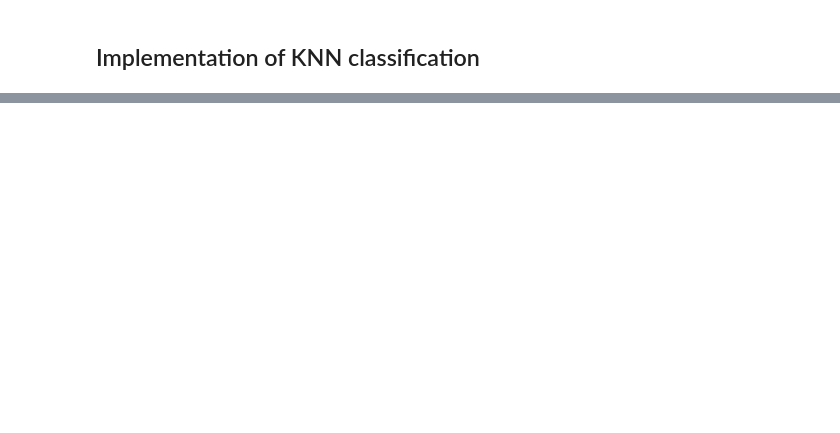
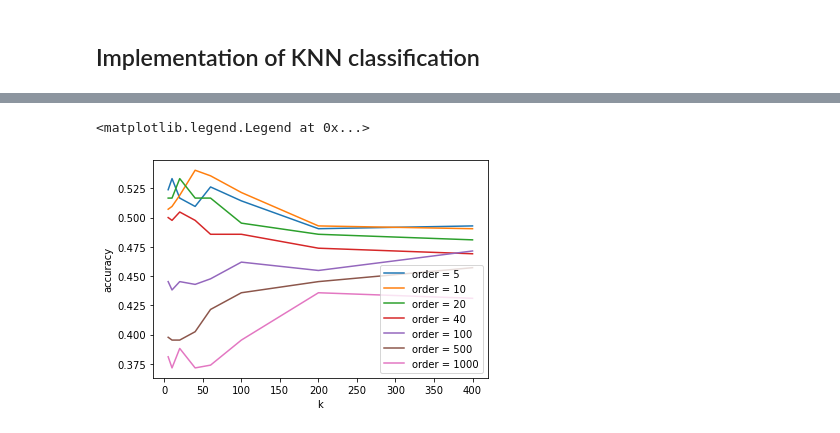
Before and after one commit to sehenaoga/image_classification, a Jupyter notebook: classifiers/KNN_classifier.ipynb, the cells around one changed output, grey strips where cells are left out. Drawn from its saved outputs; the diff is of its cells as text; code cells hidden in the pictures; blank space fills up the shorter version.

```diff
--- a/classifiers/KNN_classifier.ipynb
+++ b/classifiers/KNN_classifier.ipynb
@@ -145,0 +221,14 @@ Prediction: bridge, Truth: bridge
+# %%
+# test
+
+kvals = [10, 20, 30, 40, 60, 80, 100, 200, 400]
+accuracies = []
+for k in kvals:
+    n_correct = 0
+    for i in range(val_data.shape[0]):
+        p = knn(val_data[i], training_data, training_labels, k)
+        # print(f'Prediction: {p[0][0]}, Truth: {testing_labels[i]} ')
+        if p[0][0] == val_labels[i]:
+            n_correct = n_correct + 1
+    print(f'k = {k}, testing accuracy: {n_correct/val_data.shape[0]}')
+    accuracies.append(n_correct/val_data.shape[0])
@@ -145,0 +245,25 @@ Prediction: bridge, Truth: bridge
+# %%
+# test the reduced dataset
+
+rs = [5, 10, 20, 40, 100, 500, 1000]
+kvals = [5, 10, 20, 40, 60, 100, 200, 400]
+
+accuracies_all = []
+for r in rs:
+
+    Vr = V[:,0:r]
+    r_training_data = training_data @ Vr
+    r_testing_data = testing_data @ Vr
+    r_val_data = val_data @ Vr
+
+    accuracies = []
+    for k in kvals:
+        n_correct = 0
+        for i in range(r_val_data.shape[0]):
+            p = knn(r_val_data[i], r_training_data, training_labels, k)
+            #print(f'Prediction: {p[0][0]}, Truth: {testing_labels[i]} ')
+            if p[0][0] == val_labels[i]:
+                n_correct = n_correct + 1
+        print(f'r = {r}, k = {k}, validation accuracy: {n_correct/r_val_data.shape[0]}')
+        accuracies.append(n_correct/r_val_data.shape[0])
+    accuracies_all.append(accuracies)
@@ -145,0 +288,9 @@ Prediction: bridge, Truth: bridge
+# %%
+for i, r in enumerate(rs):
+    plt.plot(kvals, accuracies_all[i], label=f'order = {r}')
+plt.xlabel('k')
+plt.ylabel('accuracy')
+plt.legend()
+# %% [output]
+<matplotlib.legend.Legend at 0x...>
+[figure, added]
```
Also changed, not shown: parts of 25 cells of this notebook.
